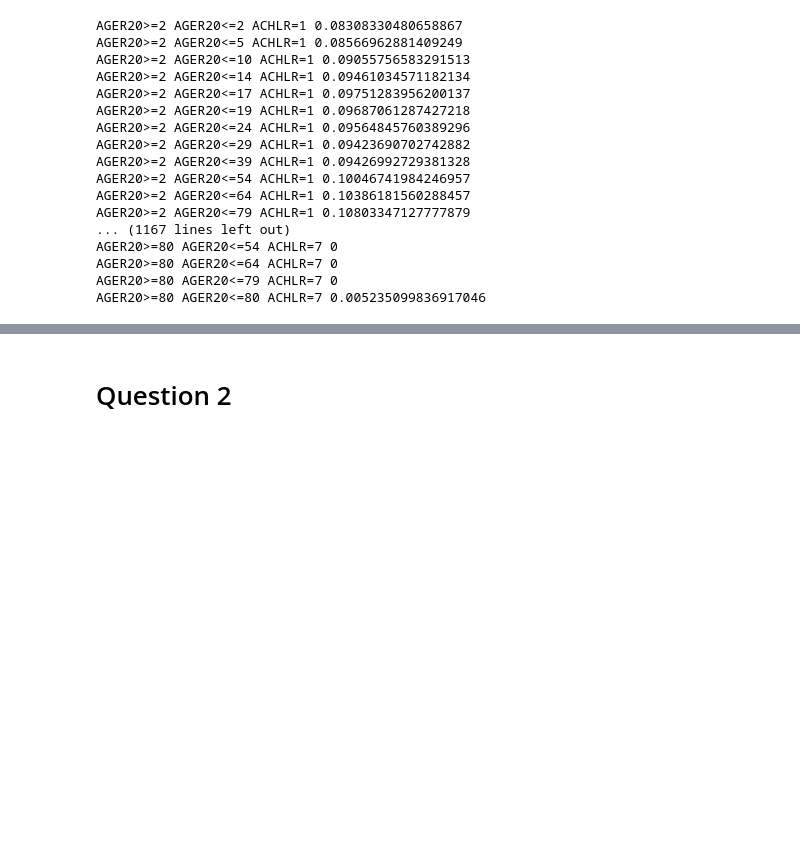
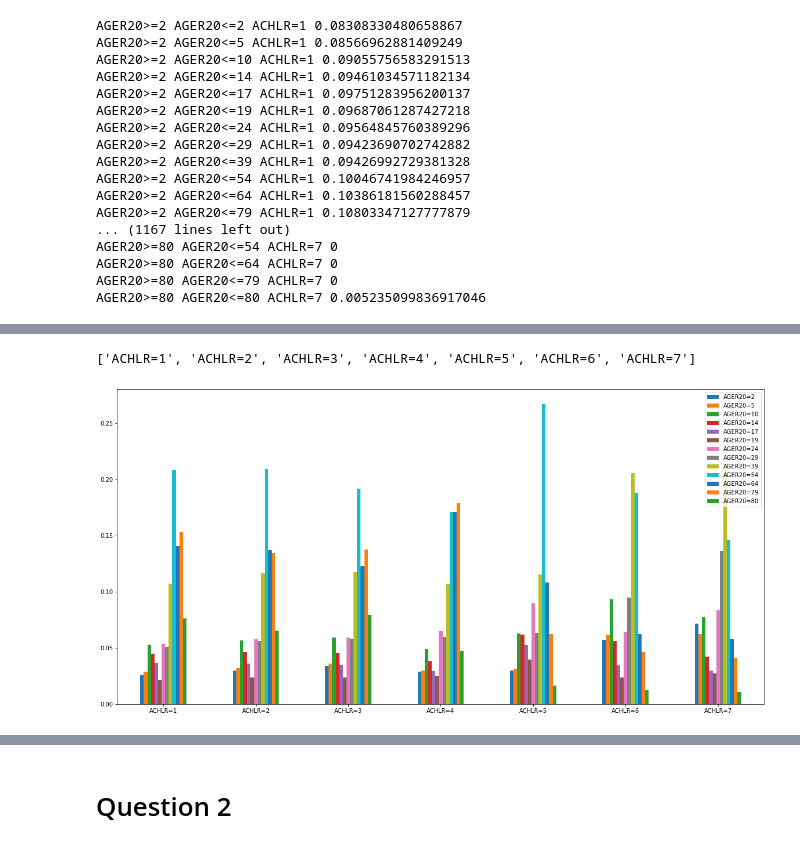
Before and after one commit to PiCindy/Data-mining, a Jupyter notebook: code/project.ipynb, the cells around one changed output, grey strips where cells are left out. Cells and saved outputs as stored; diff of their text form; code cells hidden in the pictures; blank space fills up the shorter version.

```diff
--- a/code/project.ipynb
+++ b/code/project.ipynb
@@ -444,0 +447,2 @@ AGER20>=80 AGER20<=80 ACHLR=7 0.005235099836917046
+# %%
+df_scaled = scaling_nominal(scaling_nominal(df, 'AGER20'), 'ACHLR')
@@ -444,0 +473,2 @@ AGER20>=80 AGER20<=80 ACHLR=7 0.005235099836917046
+# %%
+columns = list(df_scaled.columns)
@@ -444,0 +498,2 @@ AGER20>=80 AGER20<=80 ACHLR=7 0.005235099836917046
+# %%
+col_people = sorted(list(filter(lambda x: x[:4] == 'AGER', columns)), key=lambda x: int(x[7:]))
@@ -444,0 +516,21 @@ AGER20>=80 AGER20<=80 ACHLR=7 0.005235099836917046
+# %%
+col_houses = sorted(list(filter(lambda x: x[:4] == 'ACHL', columns)))
+# %%
+col_houses
+# %% [output]
+['ACHLR=1', 'ACHLR=2', 'ACHLR=3', 'ACHLR=4', 'ACHLR=5', 'ACHLR=6', 'ACHLR=7']
+# %%
+import matplotlib.pyplot as plt
+
+plt.rcParams["figure.figsize"] = (20,10)
+dic = {}
+for i in range(len(col_people)):
+    y = []
+    for j in range(len(col_houses)):
+        y.append(count_confidence(df_scaled, [col_houses[j]], [col_people[i]]))
+    dic[col_people[i]] = y
+
+df = pd.DataFrame(dic, index=col_houses)
+ax = df.plot.bar(rot=0)
+# %% [output]
+[figure, added]
```
Also changed, not shown: parts of 37 cells of this notebook.
